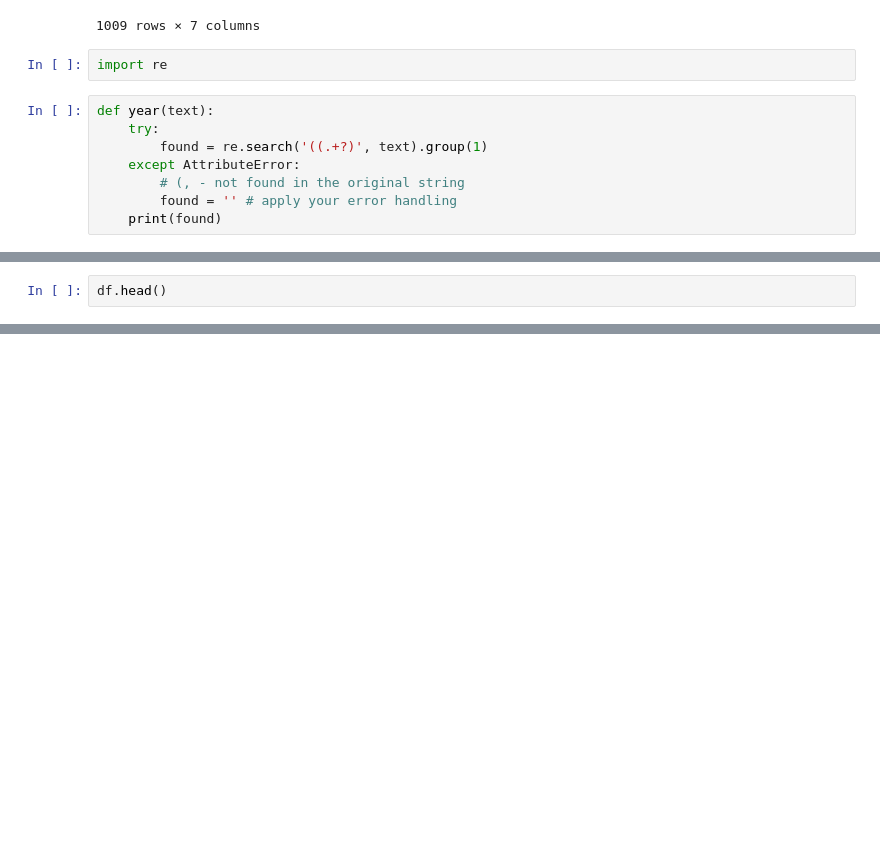
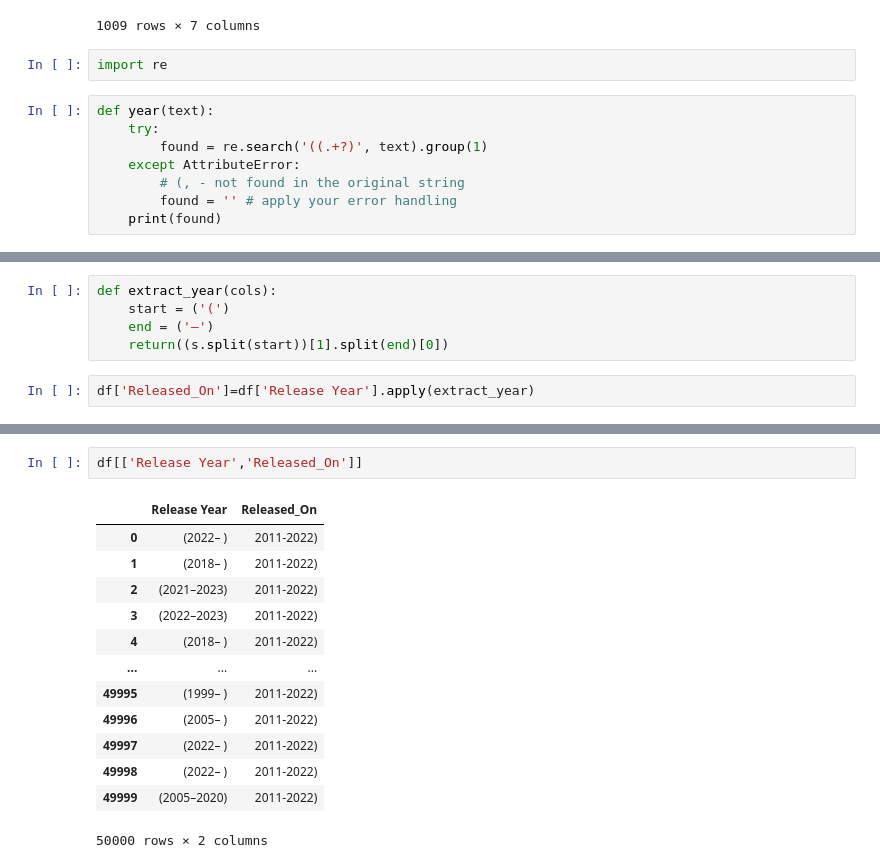
Before and after one commit to vmose/Python_Notebooks, a Jupyter notebook: TrendsInTelevisionSeries.ipynb, the cells around one changed output, grey strips where cells are left out. Saved outputs shown, nothing was run; the diff lists cells and outputs as text; blank space fills up the shorter version.

```diff
--- a/TrendsInTelevisionSeries.ipynb
+++ b/TrendsInTelevisionSeries.ipynb
@@ -74,2 +59,7 @@ year('(2011-2022)')
+# %%
+def extract_year(cols):
+    start = ('(')
+    end = ('–')
+    return((s.split(start))[1].split(end)[0])
 # %%
-df.head()
+df['Released_On']=df['Release Year'].apply(extract_year)
@@ -98,0 +66,16 @@ df
+# %%
+df[['Release Year','Released_On']]
+# %% [output]
+|  | Release Year | Released_On |
+| 0 | (2022– ) | 2011-2022) |
+| 1 | (2018– ) | 2011-2022) |
+| 2 | (2021–2023) | 2011-2022) |
+| 3 | (2022–2023) | 2011-2022) |
+| 4 | (2018– ) | 2011-2022) |
+| ... | ... | ... |
+| 49995 | (1999– ) | 2011-2022) |
+| 49996 | (2005– ) | 2011-2022) |
+| 49997 | (2022– ) | 2011-2022) |
+| 49998 | (2022– ) | 2011-2022) |
+| 49999 | (2005–2020) | 2011-2022) |
+50000 rows × 2 columns
```
Also changed, not shown: parts of 6 cells of this notebook.
